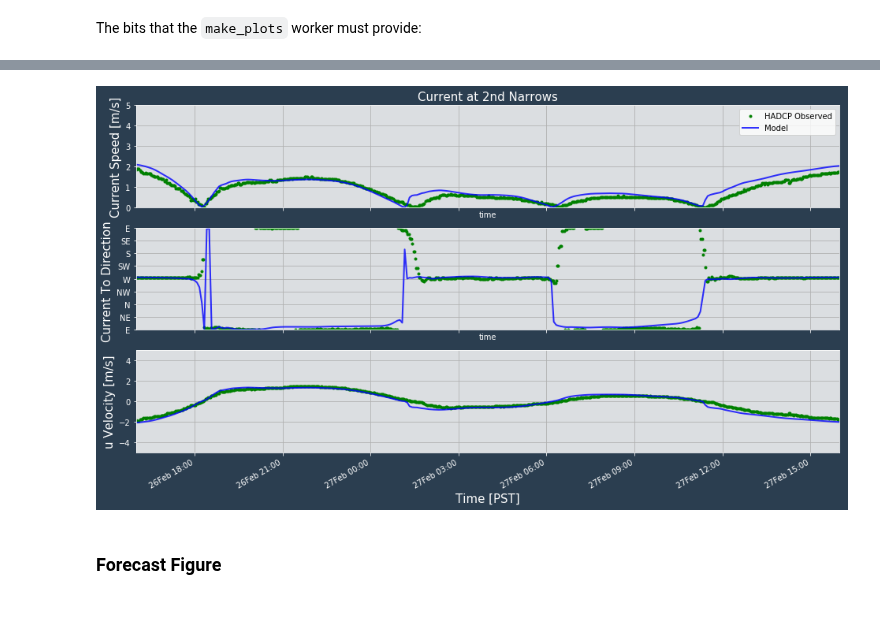
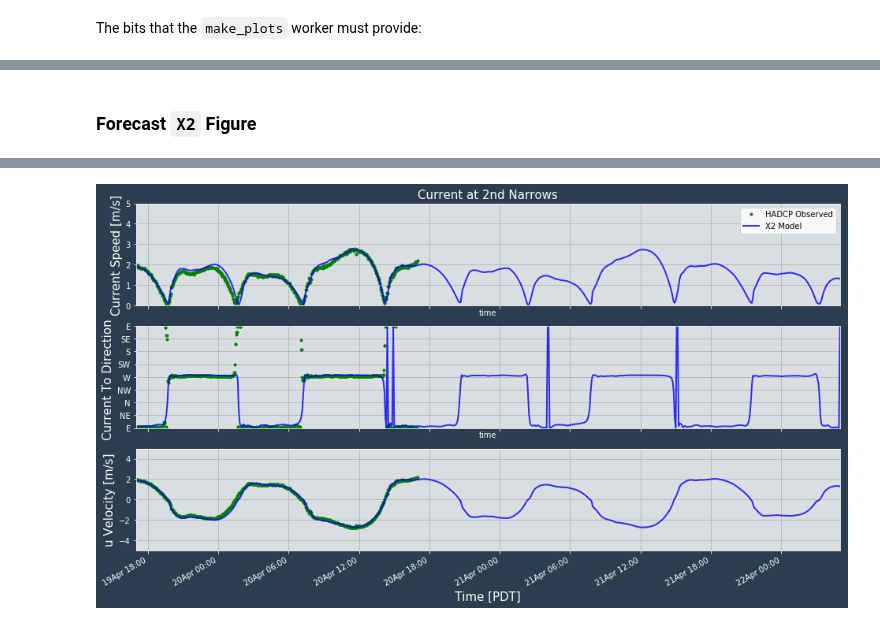
Before and after one commit to SalishSeaCast/SalishSeaNowcast, a Jupyter notebook: notebooks/figures/fvcom/publish/TestSecondNarrowsCurrent.ipynb, the cells around one changed output, grey strips where cells are left out. Drawn from its saved outputs; the diff is of its cells as text; code cells hidden in the pictures.

```diff
--- a/notebooks/figures/fvcom/publish/TestSecondNarrowsCurrent.ipynb
+++ b/notebooks/figures/fvcom/publish/TestSecondNarrowsCurrent.ipynb
@@ -83,3 +167,45 @@ obs_dataset = xarray.open_dataset(
+# %% [markdown]
+### Forecast `X2` Figure
+# %%
+run_date = arrow.get('2019-04-20')
+model_config = "x2"
+run_type = 'forecast'
+
+ddmmmyy = run_date.format('DDMMMYY').lower()
+
+fvcom_stns_datasets = {}
+if run_type == 'nowcast':
+    model_configs = ("x2", "r12") if model_config == "r12" else ("x2",)
+    for mdl_cfg in model_configs:
+        fvcom_stns_dataset_filename = config['vhfr fvcom runs']['stations dataset filename'][mdl_cfg]
+        results_dir = Path(
+            config['vhfr fvcom runs']['results archive'][f"{run_type} {mdl_cfg}"], ddmmmyy
+        )
+        fvcom_stns_dataset_path = results_dir / fvcom_stns_dataset_filename
+        _rename_fvcom_vars(fvcom_stns_dataset_path)
+        fvcom_stns_datasets[mdl_cfg] = xarray.open_dataset(f'/tmp/{fvcom_stns_dataset_path.name}')
+else:
+    fvcom_stns_dataset_filename = config['vhfr fvcom runs']['stations dataset filename']["x2"]
+    nowcast_results_dir = Path(
+        config['vhfr fvcom runs']['results archive']['nowcast x2'], ddmmmyy
+    )
+    nowcast_dataset_path = (nowcast_results_dir/fvcom_stns_dataset_filename)
+    forecast_results_dir = Path(
+        config['vhfr fvcom runs']['results archive']['forecast x2'], ddmmmyy
+    )
+    forecast_dataset_path = (forecast_results_dir/fvcom_stns_dataset_filename)
+    fvcom_stns_dataset_path = Path("/tmp", fvcom_stns_dataset_filename)
+    cmd = (
+        f'ncrcat -O {nowcast_dataset_path} {forecast_dataset_path} '
+        f'-o {fvcom_stns_dataset_path}'
+    )
+    subprocess.check_output(shlex.split(cmd))
+    _rename_fvcom_vars(fvcom_stns_dataset_path)
+    fvcom_stns_datasets[model_config] = xarray.open_dataset(fvcom_stns_dataset_path)
+
+obs_dataset = xarray.open_dataset(
+    "https://salishsea.eos.ubc.ca/erddap/tabledap/ubcVFPA2ndNarrowsCurrent2sV1"
+)
 # %%
 %%timeit -n1 -r1
 
@@ -87,6 +213,6 @@ from importlib import reload
 reload(second_narrows_current)
 
 fig = second_narrows_current.make_figure(
-    '2nd Narrows', fvcom_stns_dataset, obs_dataset
+    '2nd Narrows', fvcom_stns_datasets, obs_dataset
 )
 # %% [output]
@@ -98,3 +220 @@ To register the converters:
-[figure, old version]
+[figure, new version]
-# %% [markdown]
-### Forecast Figure
```
Also changed, not shown: parts of 13 cells of this notebook, 3 other files.
